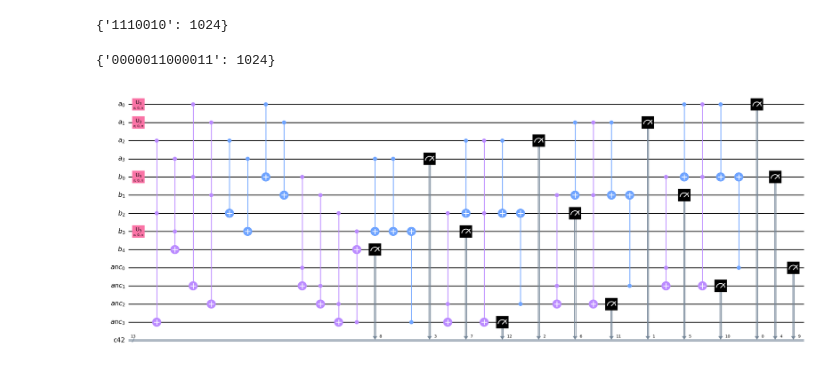
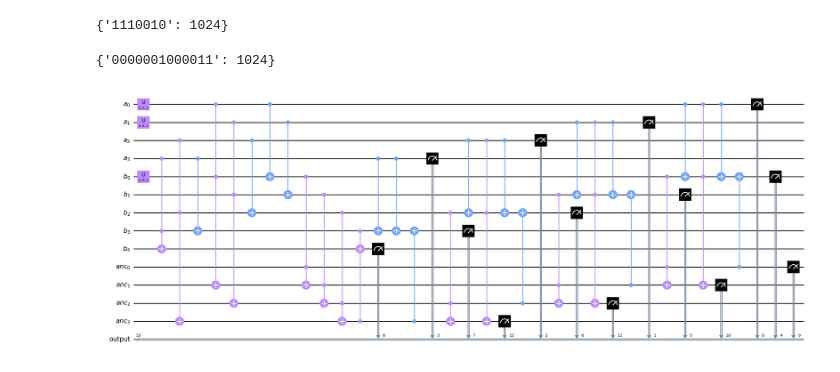
Before and after one commit to JuliuszSyrewicz/quantumFactorization, a Jupyter notebook: QFT.ipynb, the cells around one changed output. Cells and saved outputs as stored; diff of their text form; code cells hidden in the pictures.

Commit message:
Working n-bit adder with registers as input and implemented as a function in arithmetic.py

```diff
--- a/QFT.ipynb
+++ b/QFT.ipynb
@@ -104,57 +104,35 @@ print(counts)
 # %% [output]
 {'1110010': 1024}
 # %%
-# rewrite the adder functions to work on registers
 n = 4
 N = 3*n+1
-
 
 reg_a = QuantumRegister(n, name="a")
 reg_b = QuantumRegister(n + 1, name="b")
 reg_anc = QuantumRegister(n, name="anc")
-cr = ClassicalRegister(N)
+cr = ClassicalRegister(N, name="output")
 
-qc = QuantumCircuit(reg_a, reg_b, reg_anc, cr, name="{}-bit adder".format(n))
+qc_new = QuantumCircuit(reg_a, reg_b, reg_anc, cr)
 
-qc.x(0)
-qc.x(1)
-# qc.x(2)
-# qc.x(3)
+qc_new.x(0)
+qc_new.x(1)
+qc_new.x(4)
 
-qc.x(4)
-# qc.x(5)
-# qc.x(6)
-qc.x(7)
+qc_new.append(nBitAdder(n, reg_a, reg_b, reg_anc), reg_a[0:n] + reg_b[0:n+1] + reg_anc[0:n])
 
-for i in range(n):
-    try:
-        qc.append(twoBitCarry(), [reg_anc[i], reg_a[i], reg_b[i], reg_anc[i + 1]])
-    except:
-        qc.append(twoBitCarry(), [reg_anc[i], reg_a[i], reg_b[i], reg_b[i + 1]])
-qc.cnot(reg_a[-1], reg_b[-2])
+qc_new.draw(output="mpl", fold=-1, filename="circuits/{}-bitAdderNew.png".format(n))
 
-# sum_bitlist = [-4, -3, -2]
-# rev_carry_bitlist = [-7, -6, -5, -4]
+qc_new.measure(range(N), range(N))
 
-qc.append(twoBitSum(), [reg_anc[-1], reg_a[-1], reg_b[-2]])
-for i in range(n - 1):
-    # qc.append(reverseTwoBitCarry(), [qr[x - 3 * i] for x in rev_carry_bitlist])
-    qc.append(reverseTwoBitCarry(), [reg_anc[-2 - i], reg_a[-2 - i], reg_b[-3 - i], reg_anc[-1 - i]])
-    qc.append(twoBitSum(), [reg_anc[-2 - i], reg_a[-2 - i], reg_b[-3 - i]])
+decomposed = qc_new.decompose(reps=2)
 
-qc.draw(output="mpl", fold=-1) #, filename="circuits/{}-bitAdder.png".format(n))
-
-qc.measure(range(N), range(N))
-
-decomposed = qc.decompose(reps=1)
-#
 simulator = Aer.get_backend('qasm_simulator')
-job_sim = simulator.run(qk.transpile(qc, simulator), shots=1024)
+job_sim = simulator.run(qk.transpile(qc_new, simulator), shots=1024)
 result_sim = job_sim.result()
-counts = result_sim.get_counts(qc)
+counts = result_sim.get_counts(qc_new)
 print(counts)
 
-decomposed.draw(output="mpl", fold=-1, filename="circuits/{}-bitAdderDecomposed.png".format(n))
+decomposed.draw(output="mpl", fold=-1, filename="circuits/{}-bitAdderDecomposedNew.png".format(n))
 # %% [output]
-{'0000011000011': 1024}
+{'0000001000011': 1024}
-[figure, old version]
+[figure, new version]
```
Also changed, not shown: 1 other file.
